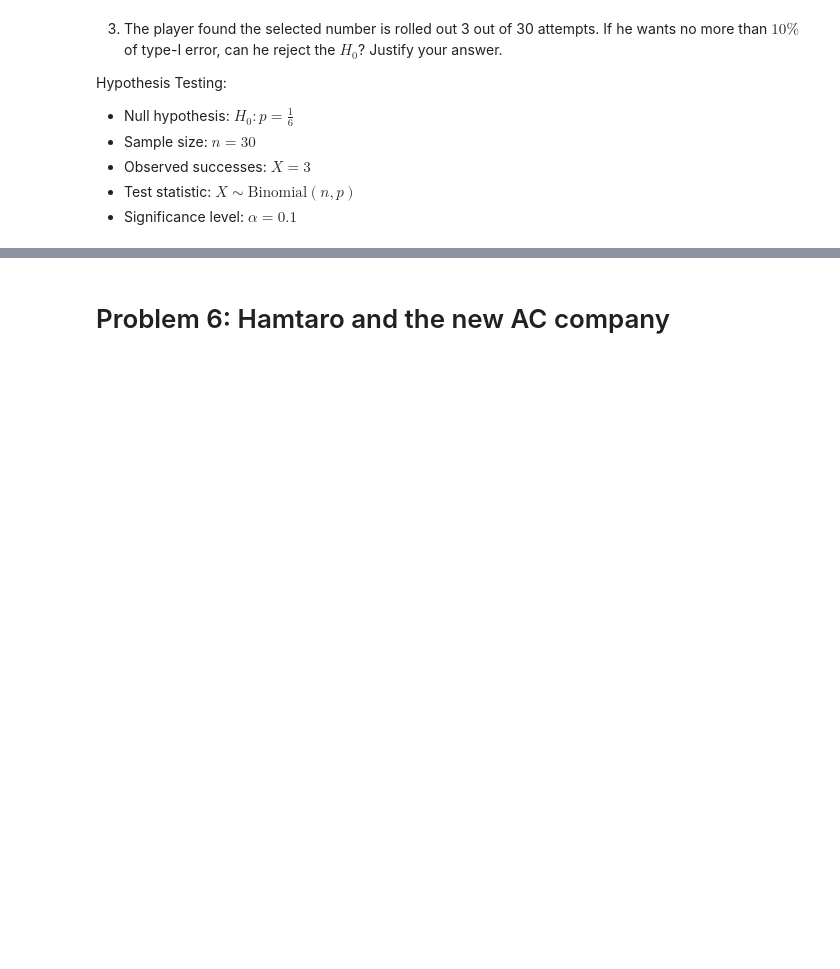
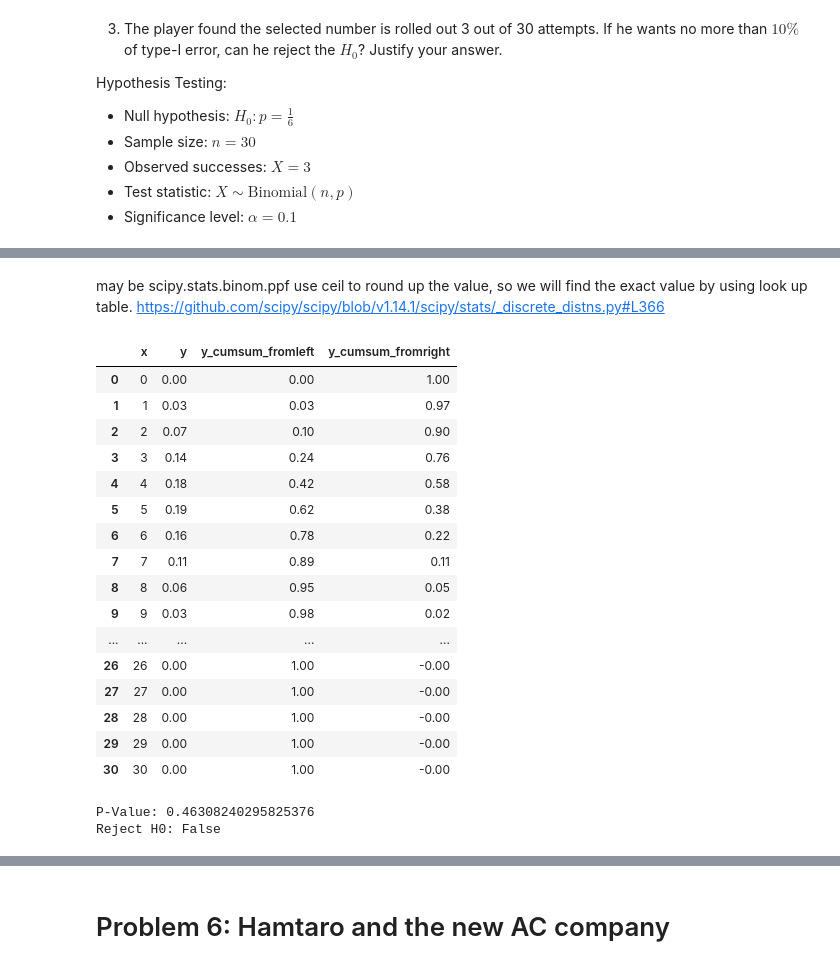
Before and after one commit to pupipatsk/Comp-Eng-Math-II, a Jupyter notebook: assignment/10-Statistical Testing/Assignment-10.ipynb, the cells around one changed output, grey strips where cells are left out. Cells and saved outputs as stored; diff of their text form; code cells hidden in the pictures; blank space fills up the shorter version.

```diff
--- a/assignment/10-Statistical Testing/Assignment-10.ipynb
+++ b/assignment/10-Statistical Testing/Assignment-10.ipynb
@@ -216,0 +245,50 @@ Hypothesis Testing:
+# %% [markdown]
+may be scipy.stats.binom.ppf use ceil to round up the value,
+so we will find the exact value by using look up table.
+https://github.com/scipy/scipy/blob/v1.14.1/scipy/stats/_discrete_distns.py#L366
+# %%
+n = 30
+p = 1/6
+x = np.arange(0, n+1)
+y = binom.pmf(x, n, p)
+
+df = pd.DataFrame({'x': x, 'y': y})
+df['y_cumsum_fromleft'] = df['y'].cumsum()
+df['y_cumsum_fromright'] = (1-df['y'].cumsum())
+
+df.round(2)
+# %% [output]
+|  | x | y | y_cumsum_fromleft | y_cumsum_fromright |
+| 0 | 0 | 0.00 | 0.00 | 1.00 |
+| 1 | 1 | 0.03 | 0.03 | 0.97 |
+| 2 | 2 | 0.07 | 0.10 | 0.90 |
+| 3 | 3 | 0.14 | 0.24 | 0.76 |
+| 4 | 4 | 0.18 | 0.42 | 0.58 |
+| 5 | 5 | 0.19 | 0.62 | 0.38 |
+| 6 | 6 | 0.16 | 0.78 | 0.22 |
+| 7 | 7 | 0.11 | 0.89 | 0.11 |
+| 8 | 8 | 0.06 | 0.95 | 0.05 |
+| 9 | 9 | 0.03 | 0.98 | 0.02 |
+| ... | ... | ... | ... | ... |
+| 26 | 26 | 0.00 | 1.00 | -0.00 |
+| 27 | 27 | 0.00 | 1.00 | -0.00 |
+| 28 | 28 | 0.00 | 1.00 | -0.00 |
+| 29 | 29 | 0.00 | 1.00 | -0.00 |
+| 30 | 30 | 0.00 | 1.00 | -0.00 |
+# %%
+from scipy.stats import binomtest
+
+# Parameters
+k = 3  # Observed successes
+n = 30  # Number of trials
+p_null = 1 / 6  # Null hypothesis proportion
+
+# Perform the binomial test
+result = binomtest(k, n, p_null, alternative='two-sided')
+
+# Output the results
+print("P-Value:", result.pvalue)
+print("Reject H0:", result.pvalue < 0.10)  # Using alpha = 0.10
+# %% [output]
+P-Value: 0.46308240295825376
+Reject H0: False
```
Also changed, not shown: parts of 22 cells of this notebook.
